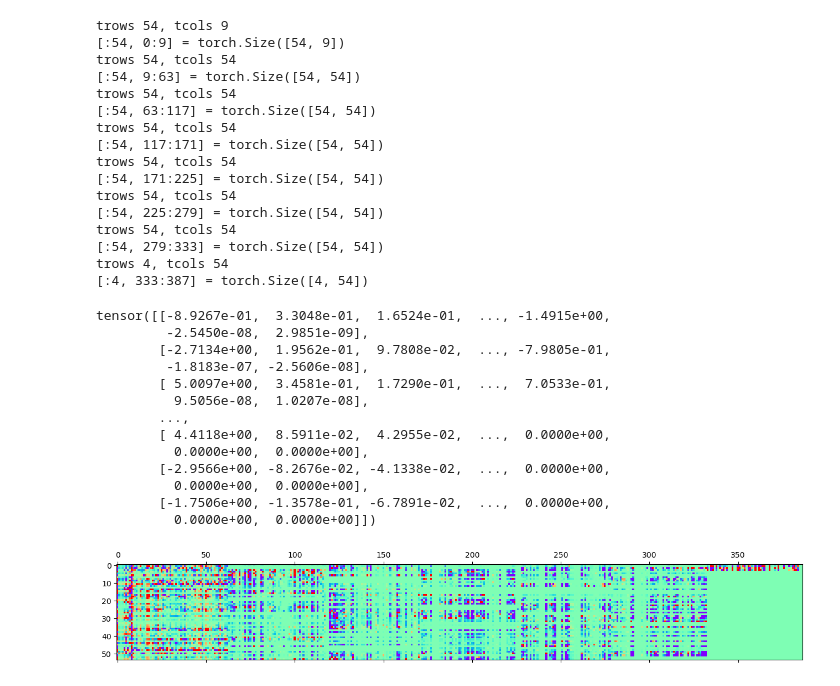
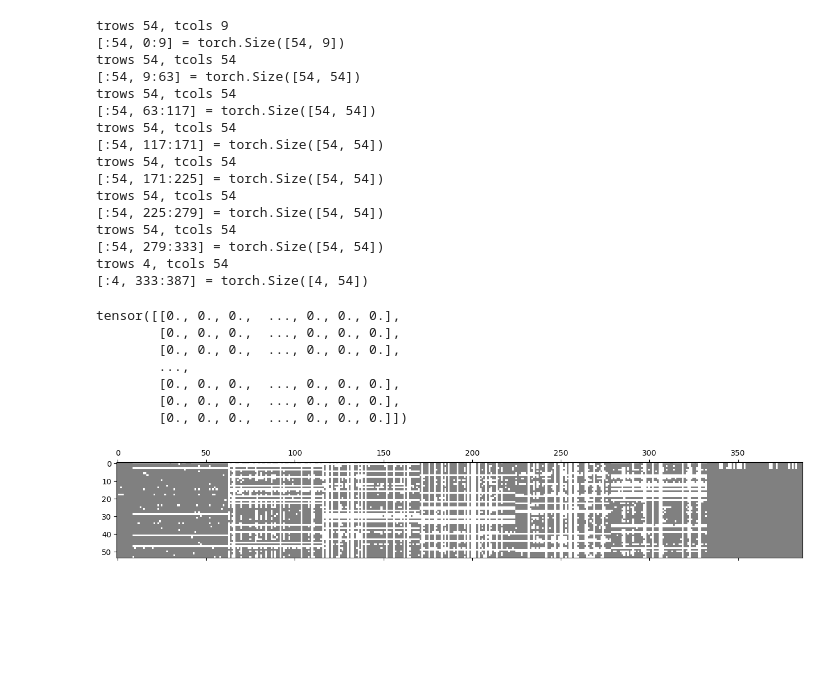
Before and after one commit to timh/nn-202302, a Jupyter notebook: mark_essential_oils2.ipynb, the cells around one changed output. Saved outputs shown, nothing was run; the diff lists cells and outputs as text; code cells hidden in the pictures; blank space fills up the shorter version.

```diff
--- a/mark_essential_oils2.ipynb
+++ b/mark_essential_oils2.ipynb
@@ -81,8 +81,8 @@ def reset_plot():
 num_mol = len(cfg.all_mol_names)
 hp_num_batches = 10
 hp_batch_size = 1000
-# hp_learning_rates = {3e-5: 4000, 1e-5: 5000, 3e-6: 5000, 2e-6: 5000, 1e-6: 5000}
-hp_learning_rates = {3e-5: 4377}
+hp_learning_rates = {3e-5: 4000, 1e-5: 5000, 3e-6: 5000, 2e-6: 5000, 1e-6: 5000}
+# hp_learning_rates = {3e-5: 4377}
 hp_num_hidden = [6]
 # hp_hidden_size = [num_mol * 6, num_mol * 8, num_mol * 10]
 hp_hidden_size = [num_mol * 6]
@@ -194,50 +194,45 @@ saved outputs/mark_essential_oils2/results-20230216-230554.png & outputs/mark_es
 # %%
 tensors = [m.weight.grad for m in cfg.net.modules() if isinstance(m, torch.nn.Linear)]
 # tensors = [t.abs() > 0.001 for t in tensors]
+tensors = [t.abs() < .01 for t in tensors]
 # tensors = [torch.clamp(t, min=-1.0+1e-7, max=1.0-1e-7) for t in tensors]
 # tensors = [m.weight for m in cfg.net.modules() if isinstance(m, torch.nn.Linear)]
 count_all_rows = max([t.shape[0] for t in tensors])
 count_all_cols = sum([t.shape[1] for t in tensors])
 
 all_tensors = torch.zeros((count_all_rows, count_all_cols))
 running_col = 0
 for t in tensors:
     trows, tcols = t.shape
     print(f"trows {trows}, tcols {tcols}")
     print(f"[:{trows}, {running_col}:{running_col+tcols}] = {t.shape}")
     all_tensors[:trows, running_col:running_col+tcols] = t
     running_col += tcols
 
-plt.matshow(all_tensors.detach().cpu(), cmap=matplotlib.cm.gist_gray, vmin=-1, vmax=1)
+plt.matshow(all_tensors.detach().cpu(), cmap=matplotlib.cm.gray, vmin=-1, vmax=1)
 all_tensors
 # %% [output]
 trows 54, tcols 9
 [:54, 0:9] = torch.Size([54, 9])
 trows 54, tcols 54
 [:54, 9:63] = torch.Size([54, 54])
 trows 54, tcols 54
 [:54, 63:117] = torch.Size([54, 54])
 trows 54, tcols 54
 [:54, 117:171] = torch.Size([54, 54])
 trows 54, tcols 54
 [:54, 171:225] = torch.Size([54, 54])
 trows 54, tcols 54
 [:54, 225:279] = torch.Size([54, 54])
 trows 54, tcols 54
 [:54, 279:333] = torch.Size([54, 54])
 trows 4, tcols 54
 [:4, 333:387] = torch.Size([4, 54])
-tensor([[-8.9267e-01,  3.3048e-01,  1.6524e-01,  ..., -1.4915e+00,
-         -2.5450e-08,  2.9851e-09],
-        [-2.7134e+00,  1.9562e-01,  9.7808e-02,  ..., -7.9805e-01,
-         -1.8183e-07, -2.5606e-08],
-        [ 5.0097e+00,  3.4581e-01,  1.7290e-01,  ...,  7.0533e-01,
-          9.5056e-08,  1.0207e-08],
+tensor([[0., 0., 0.,  ..., 0., 0., 0.],
+        [0., 0., 0.,  ..., 0., 0., 0.],
+        [0., 0., 0.,  ..., 0., 0., 0.],
         ...,
-        [ 4.4118e+00,  8.5911e-02,  4.2955e-02,  ...,  0.0000e+00,
-          0.0000e+00,  0.0000e+00],
-        [-2.9566e+00, -8.2676e-02, -4.1338e-02,  ...,  0.0000e+00,
-          0.0000e+00,  0.0000e+00],
-        [-1.7506e+00, -1.3578e-01, -6.7891e-02,  ...,  0.0000e+00,
-          0.0000e+00,  0.0000e+00]])
+        [0., 0., 0.,  ..., 0., 0., 0.],
+        [0., 0., 0.,  ..., 0., 0., 0.],
+        [0., 0., 0.,  ..., 0., 0., 0.]])
-[figure, old version]
+[figure, new version]
```
Also changed, not shown: parts of 1 cell of this notebook.
